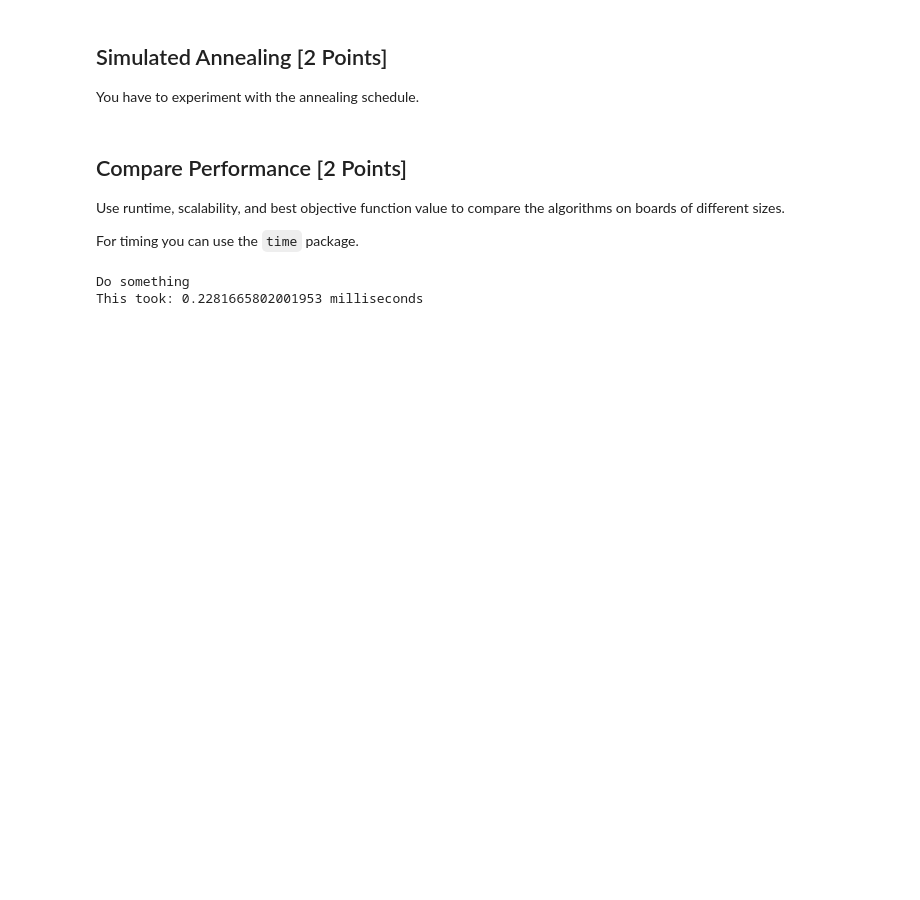
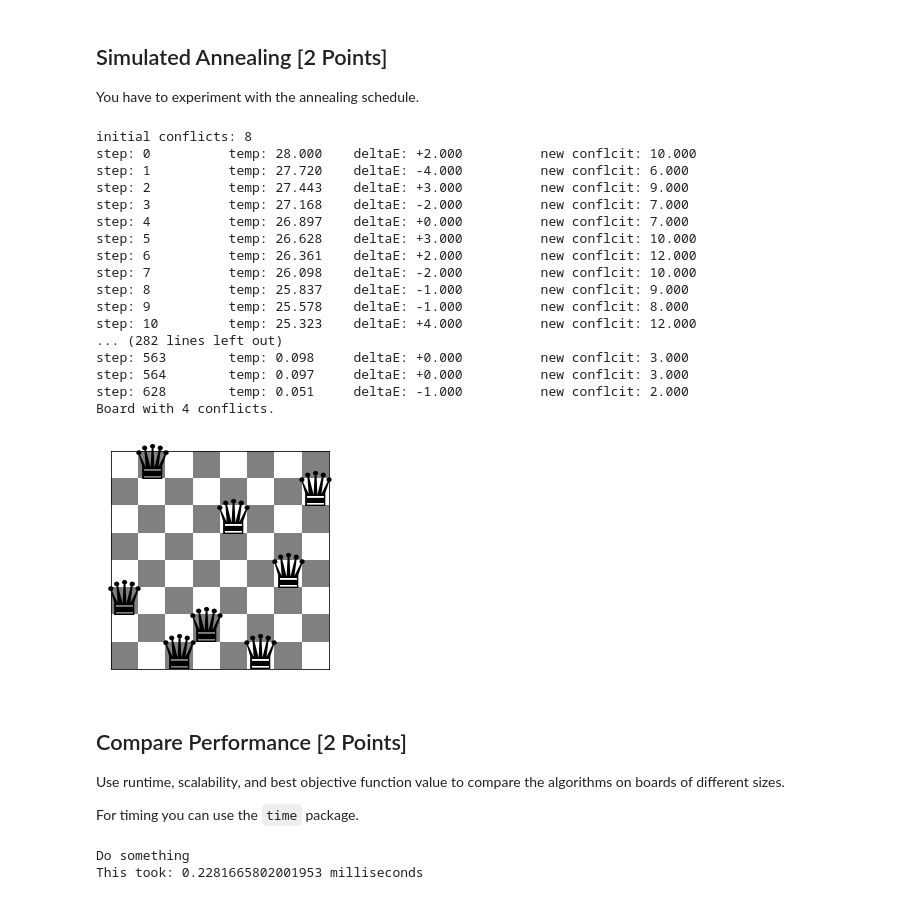
Before and after one commit to Meanings11/CS7320-AI, a Jupyter notebook: Local Search/n_queens.ipynb, the cells around one changed output. Drawn from its saved outputs; the diff is of its cells as text; code cells hidden in the pictures; blank space fills up the shorter version.

```diff
--- a/Local Search/n_queens.ipynb
+++ b/Local Search/n_queens.ipynb
@@ -347,3 +315,70 @@ You have to experiment with the annealing schedule.
+# %%
+def SA(board=None, T0=None,
+       alpha = 0.99, epsilon=1e-3, debug = False):
+
+    if not board is None:
+        curr_b = board
+    else:
+        curr_b = random_board(n)
+
+    n = len(curr_b)
+    curr_conflict = conflicts(curr_b)
+    if debug: print(f"initial conflicts: {curr_conflict}")
+
+    # set T0 is max conflict or curr conflict
+    if T0 is None:
+        T0 = n*(n-1)/2
+    else:
+        T0 = curr_conflict
+
+    T = T0
+    t = 0
+
+    while T > epsilon:
+
+        #update T
+        T = T0 * alpha ** t
+
+        new_board = random_move(curr_b)
+        new_conflict = conflicts(new_board)
+        deltaE = new_conflict - curr_conflict
+
+        # global optimal
+        if curr_conflict == 0:
+            break
+
+        if deltaE < 0 or np.random.rand() < math.exp(-deltaE/T):
+            curr_b = new_board
+            curr_conflict = new_conflict
+            if debug: print(f"step: {t} \t temp: {T:5.3f} \t deltaE: {deltaE:+3.3f} \t new conflcit: {curr_conflict:3.3f}")
+
+        t = t + 1
+
+    return(curr_b)
+
+
+board = random_board(8)
+# SA(board,debug=True)
+show_board(SA(board,alpha = 0.99,debug=True))
+# %% [output]
+initial conflicts: 8
+step: 0          temp: 28.000    deltaE: +2.000          new conflcit: 10.000
+step: 1          temp: 27.720    deltaE: -4.000          new conflcit: 6.000
+step: 2          temp: 27.443    deltaE: +3.000          new conflcit: 9.000
+step: 3          temp: 27.168    deltaE: -2.000          new conflcit: 7.000
+step: 4          temp: 26.897    deltaE: +0.000          new conflcit: 7.000
+step: 5          temp: 26.628    deltaE: +3.000          new conflcit: 10.000
+step: 6          temp: 26.361    deltaE: +2.000          new conflcit: 12.000
+step: 7          temp: 26.098    deltaE: -2.000          new conflcit: 10.000
+step: 8          temp: 25.837    deltaE: -1.000          new conflcit: 9.000
+step: 9          temp: 25.578    deltaE: -1.000          new conflcit: 8.000
+step: 10         temp: 25.323    deltaE: +4.000          new conflcit: 12.000
+... (282 lines left out)
+step: 563        temp: 0.098     deltaE: +0.000          new conflcit: 3.000
+step: 564        temp: 0.097     deltaE: +0.000          new conflcit: 3.000
+step: 628        temp: 0.051     deltaE: -1.000          new conflcit: 2.000
+Board with 4 conflicts.
+[figure, added]
 # %% [markdown]
 ## Compare Performance [2 Points]
 
```
Also changed, not shown: parts of 5 cells of this notebook, 1 other file.
